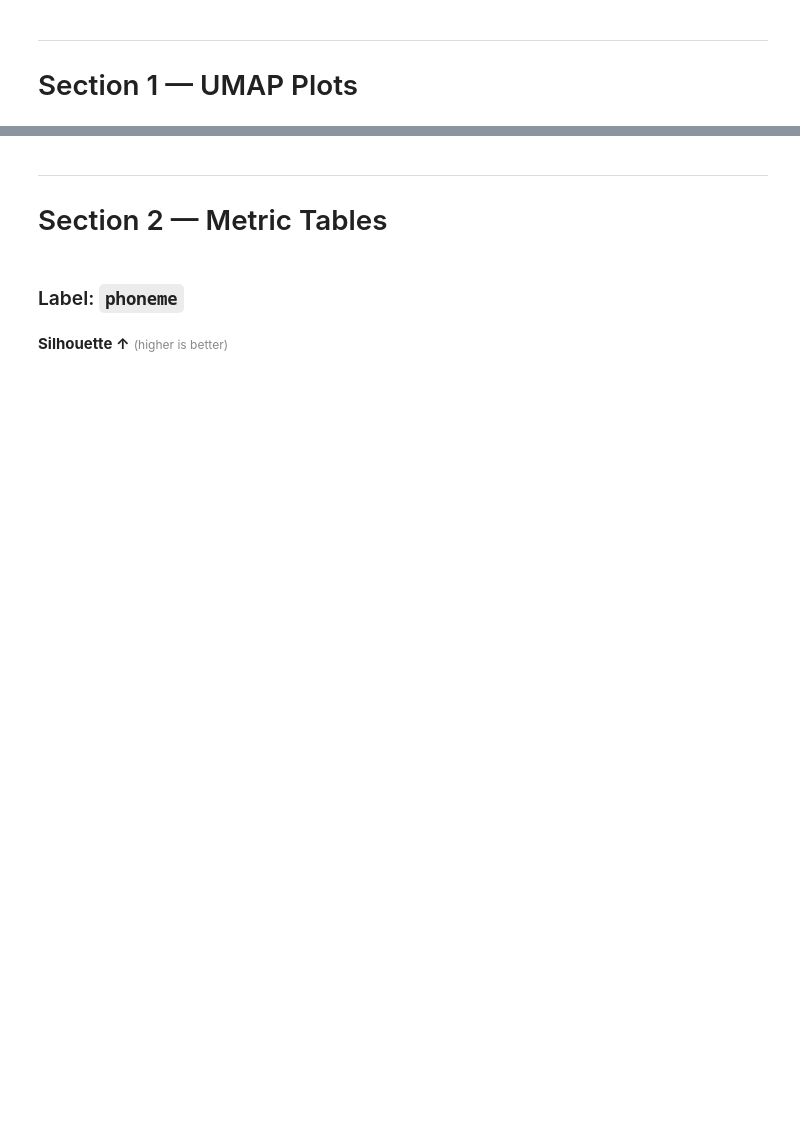
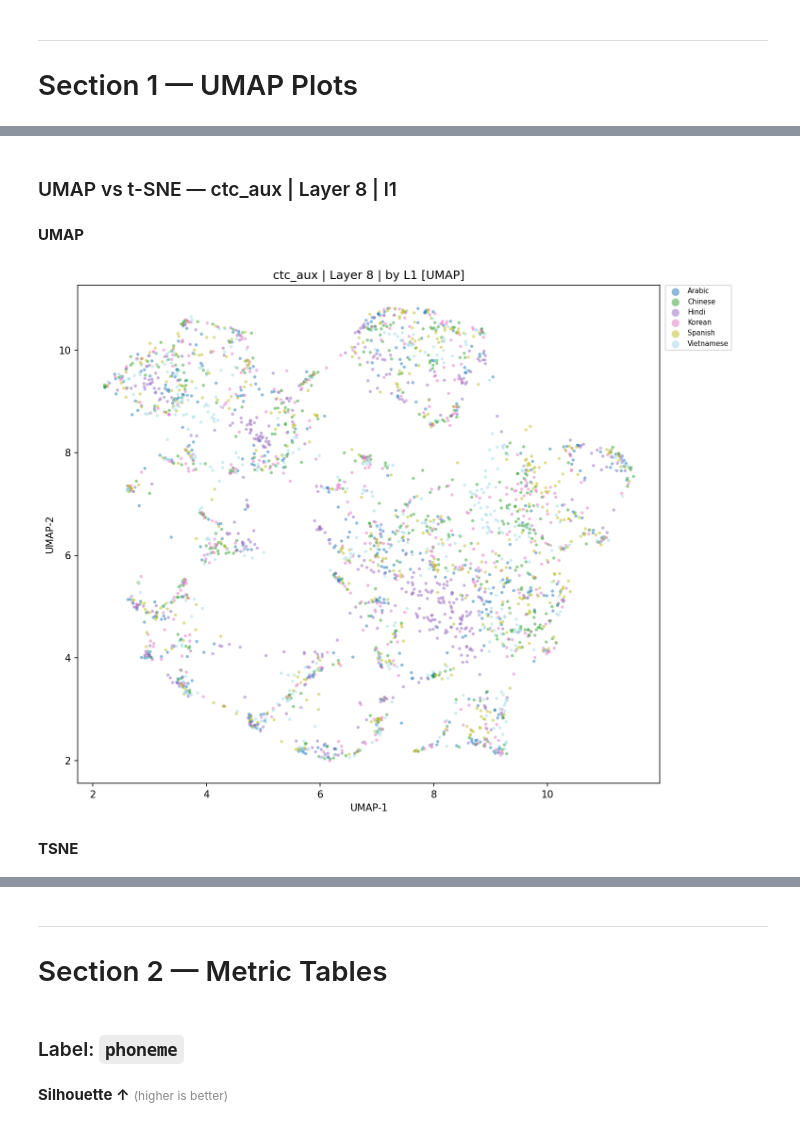
Before and after one commit to Tisya-V/accent-robust-asr, a Jupyter notebook: src/eval/clustering_analysis.ipynb, the cells around one changed output, grey strips where cells are left out. Drawn from its saved outputs; the diff is of its cells as text; code cells hidden in the pictures; blank space fills up the shorter version.

```diff
--- a/src/eval/clustering_analysis.ipynb
+++ b/src/eval/clustering_analysis.ipynb
@@ -140,0 +159,20 @@ Layer 3
+# %%
+# ── Side-by-side UMAP vs t-SNE comparison — edit to your most interesting layer
+COMPARE_LAYER      = 8          # whichever layer looks most informative
+COMPARE_PLOT_TYPE  = "l1"       # "l1" | "phoneme" | "focus_phones" | "focus_phones_l1"
+COMPARE_MODEL      = "ctc_aux"
+
+display(HTML(f"<h3>UMAP vs t-SNE — {COMPARE_MODEL} | Layer {COMPARE_LAYER} | {COMPARE_PLOT_TYPE}</h3>"))
+for method in ("umap", "tsne"):
+    path = PLOTS_DIR / COMPARE_MODEL / f"{method}_{COMPARE_MODEL}_layer{COMPARE_LAYER}_{COMPARE_PLOT_TYPE}.png"
+    display(HTML(f"<b>{method.upper()}</b>"))
+    if path.exists():
+        from IPython.display import Image as IPImage
+        display(IPImage(str(path), width=700))
+    else:
+        display(HTML(f'<span style="color:red">Missing: {path.name}</span>'))
+# %% [output]
+UMAP vs t-SNE — ctc_aux | Layer 8 | l1
+UMAP
+[figure, added]
+TSNE
```
Also changed, not shown: parts of 7 cells of this notebook, 17 other files.
